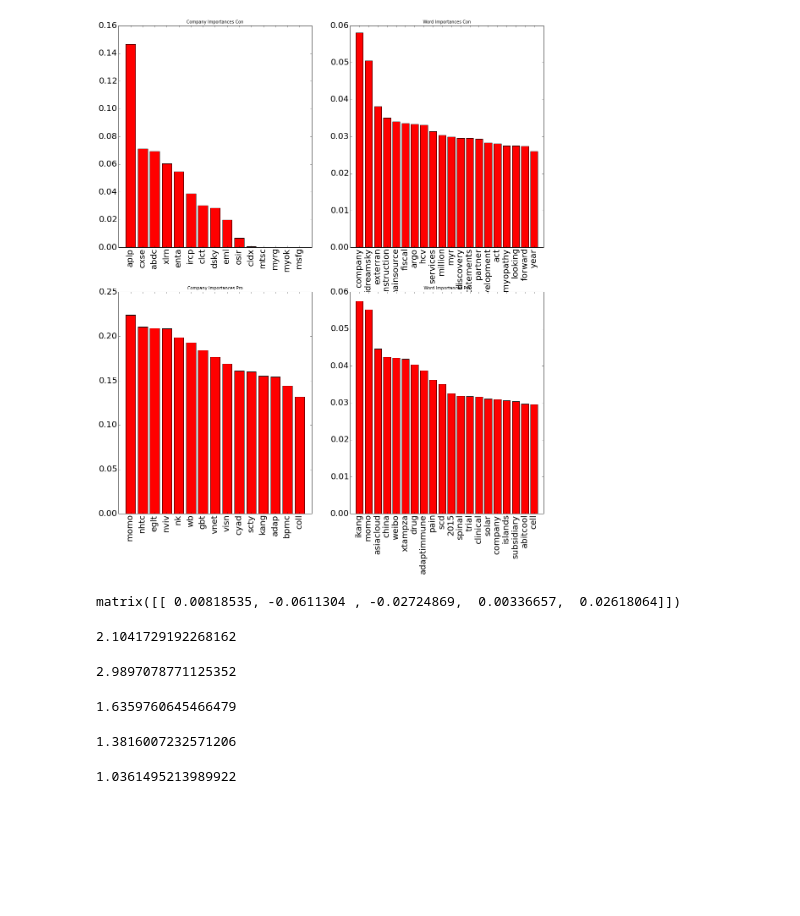
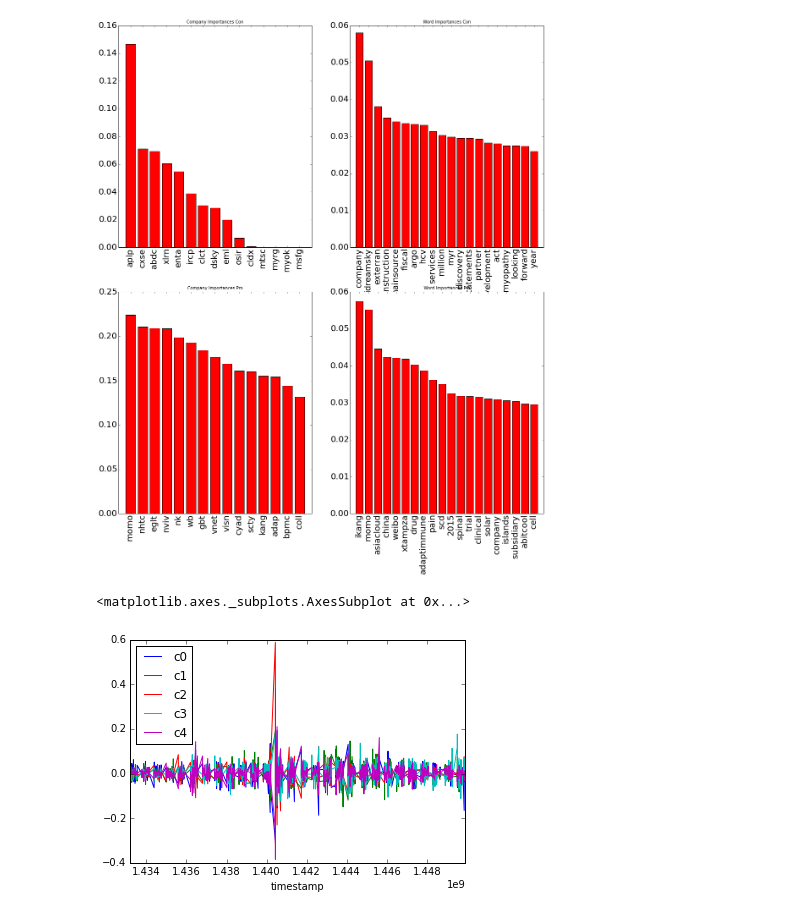
Before and after one commit to brian8128/gdelt_project, a Jupyter notebook: DataExtraction.ipynb, the cells around one changed output. Drawn from its saved outputs; the diff is of its cells as text; code cells hidden in the pictures; blank space fills up the shorter version.

```diff
--- a/DataExtraction.ipynb
+++ b/DataExtraction.ipynb
@@ -94,29 +94,10 @@ graph_component(d)
 #     3 - Oil, gas, coal
 #     4 - Another Biotech and one Chinese social media company (fluke?)
 # %%
-m.transform(dif_df)[2]
+m.transform(dif_df).plot()
 # %% [output]
-matrix([[ 0.00818535, -0.0611304 , -0.02724869,  0.00336657,  0.02618064]])
+<matplotlib.axes._subplots.AxesSubplot at 0x...>
+[figure, added]
-# %%
-np.linalg.norm(m.factorization.components_[0])
-# %% [output]
-2.1041729192268162
-# %%
-np.linalg.norm(m.factorization.components_[1])
-# %% [output]
-2.9897078771125352
-# %%
-np.linalg.norm(m.factorization.components_[2])
-# %% [output]
-1.6359760645466479
-# %%
-np.linalg.norm(m.factorization.components_[3])
-# %% [output]
-1.3816007232571206
-# %%
-np.linalg.norm(m.factorization.components_[4])
-# %% [output]
-1.0361495213989922
 # %%
 # We can clean up the data and get better results by finding a way to dedupe the list of
 # companies.  Some are subsidiaries of the others and track very closely.  These are then
```
Also changed, not shown: 1 other file.
